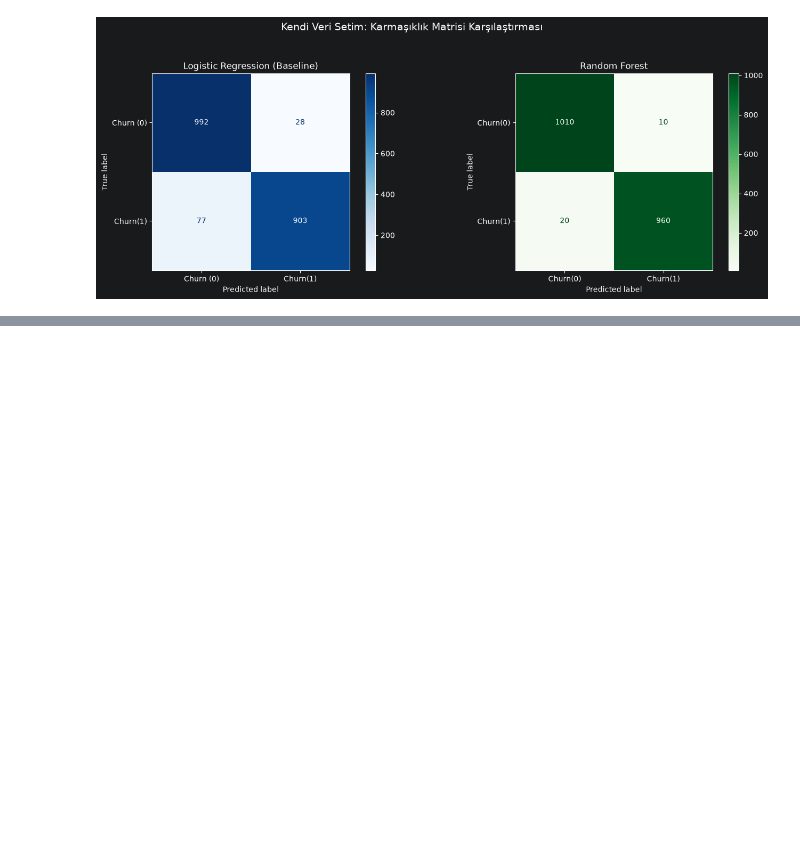
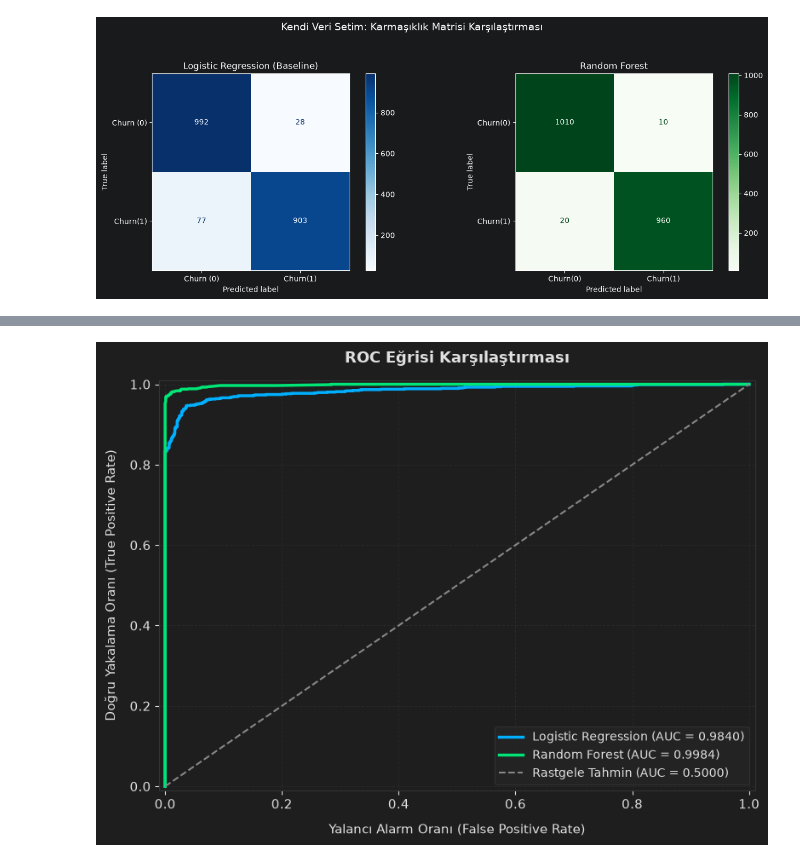
Before and after one commit to Eylulipekayd/Player-Churn-System, a Jupyter notebook: notebooks/models/my_model.ipynb, the cells around one changed output, grey strips where cells are left out. Saved outputs shown, nothing was run; the diff lists cells and outputs as text; code cells hidden in the pictures; blank space fills up the shorter version.

```diff
--- a/notebooks/models/my_model.ipynb
+++ b/notebooks/models/my_model.ipynb
@@ -172,0 +122,54 @@ plt.show()
+# %%
+import matplotlib.pyplot as plt
+from sklearn.metrics import roc_curve, auc
+
+
+Y_probs_base_my = baseline_my.predict_proba(X_test_my)[:, 1]
+Y_probs_rf_my = rf_my.predict_proba(X_test_my)[:, 1]
+
+
+fpr_base_my, tpr_base_my, _ = roc_curve(Y_test_my, Y_probs_base_my)
+roc_auc_base_my = auc(fpr_base_my, tpr_base_my)
+
+fpr_rf_my, tpr_rf_my, _ = roc_curve(Y_test_my, Y_probs_rf_my)
+roc_auc_rf_my = auc(fpr_rf_my, tpr_rf_my)
+
+
+dark_bg = '#1e1e1e'
+text_color = '#e0e0e0'
+
+fig, ax = plt.subplots(figsize=(8, 6), dpi=100)
+fig.patch.set_facecolor(dark_bg)
+ax.set_facecolor(dark_bg)
+
+
+ax.plot(fpr_base_my, tpr_base_my, color='#00b0ff', linewidth=2.5,
+        label=f'Logistic Regression (AUC = {roc_auc_base_my:.4f})')
+ax.plot(fpr_rf_my, tpr_rf_my, color='#00e676', linewidth=2.5,
+        label=f'Random Forest (AUC = {roc_auc_rf_my:.4f})')
+
+
+ax.plot([0, 1], [0, 1], color='#888888', linestyle='--', linewidth=1.5, label='Rastgele Tahmin (AUC = 0.5000)')
+
+
+ax.set_xlim([-0.01, 1.01])
+ax.set_ylim([-0.01, 1.01])
+ax.xaxis.grid(True, color='#333333', linestyle='--', linewidth=0.7)
+ax.yaxis.grid(True, color='#333333', linestyle='--', linewidth=0.7)
+
+for spine in ax.spines.values():
+    spine.set_color('#333333')
+
+ax.tick_params(colors=text_color, which='both', labelsize=11)
+ax.set_xlabel('Yalancı Alarm Oranı (False Positive Rate)', color=text_color, fontsize=11, labelpad=10)
+ax.set_ylabel('Doğru Yakalama Oranı (True Positive Rate)', color=text_color, fontsize=11, labelpad=10)
+ax.set_title('ROC Eğrisi Karşılaştırması', color=text_color, fontsize=13, fontweight='bold', pad=15)
+
+
+legend = ax.legend(loc='lower right', facecolor='#252525', edgecolor='#333333', fontsize=10)
+plt.setp(legend.get_texts(), color=text_color)
+
+plt.tight_layout()
+plt.show()
+# %% [output]
+[figure, added]
```
Also changed, not shown: parts of 2 cells of this notebook, 5 other files.
